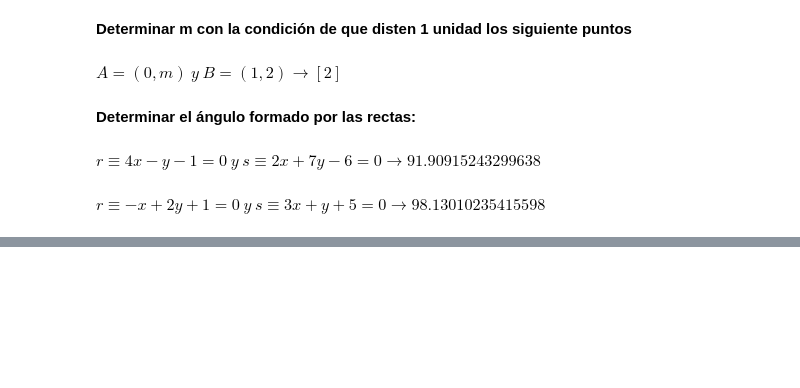
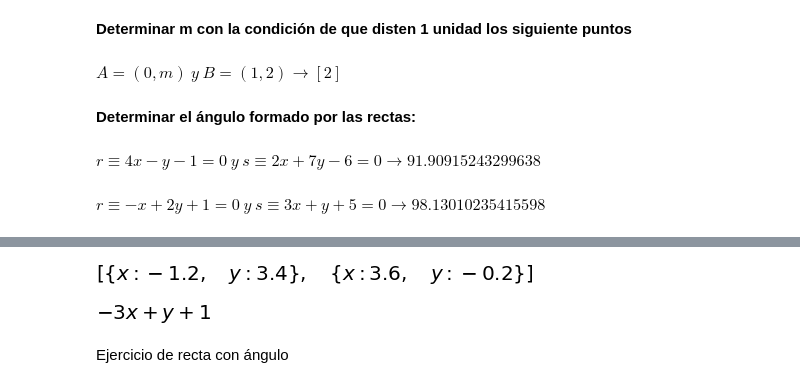
Before and after one commit to crdguez/mat1bac_cit, a Jupyter notebook: notebooks/25 Geometria Plana.ipynb, the cells around one changed output, grey strips where cells are left out. Drawn from its saved outputs; the diff is of its cells as text; code cells hidden in the pictures; blank space fills up the shorter version.

```diff
--- a/notebooks/25 Geometria Plana.ipynb
+++ b/notebooks/25 Geometria Plana.ipynb
@@ -277,0 +468,17 @@ Linea(expr).direction
+# %%
+p = Point(solve([(3-x)**2+(4-y)**2-36, 4*x-3*y],x,y)[0])
+p.midpoint(Point(3,4))
+nsimplify(Line(p.midpoint(Point(3,4)), slope=-3/4).equation())
+
+#solve([(-3/5-x)**2+(-4/5-y)**2-9, nsimplify(Line(p.midpoint(Point(3,4)), slope=-3/4).equation())],x,y)
+p, p.midpoint(Point(3,4)), nsimplify(Line(p.midpoint(Point(3,4)), slope=-3/4).equation())
+
+solve([nsimplify(Line(p.midpoint(Point(3,4)), slope=-3/4).equation()), (x-1.2)**2+(y-1.6)**2-9 ])
+# %% [output]
+[figure, added]
+# %%
+Line(Point(1,2),slope=solve(sqrt(2)/2-(-1+2*x)/(sqrt(1+x**2)*sqrt(5)))[0]).equation()
+# %% [output]
+[figure, added]
+# %% [markdown]
+Ejercicio de recta con ángulo
```
Also changed, not shown: parts of 20 cells of this notebook, 2 other files.
